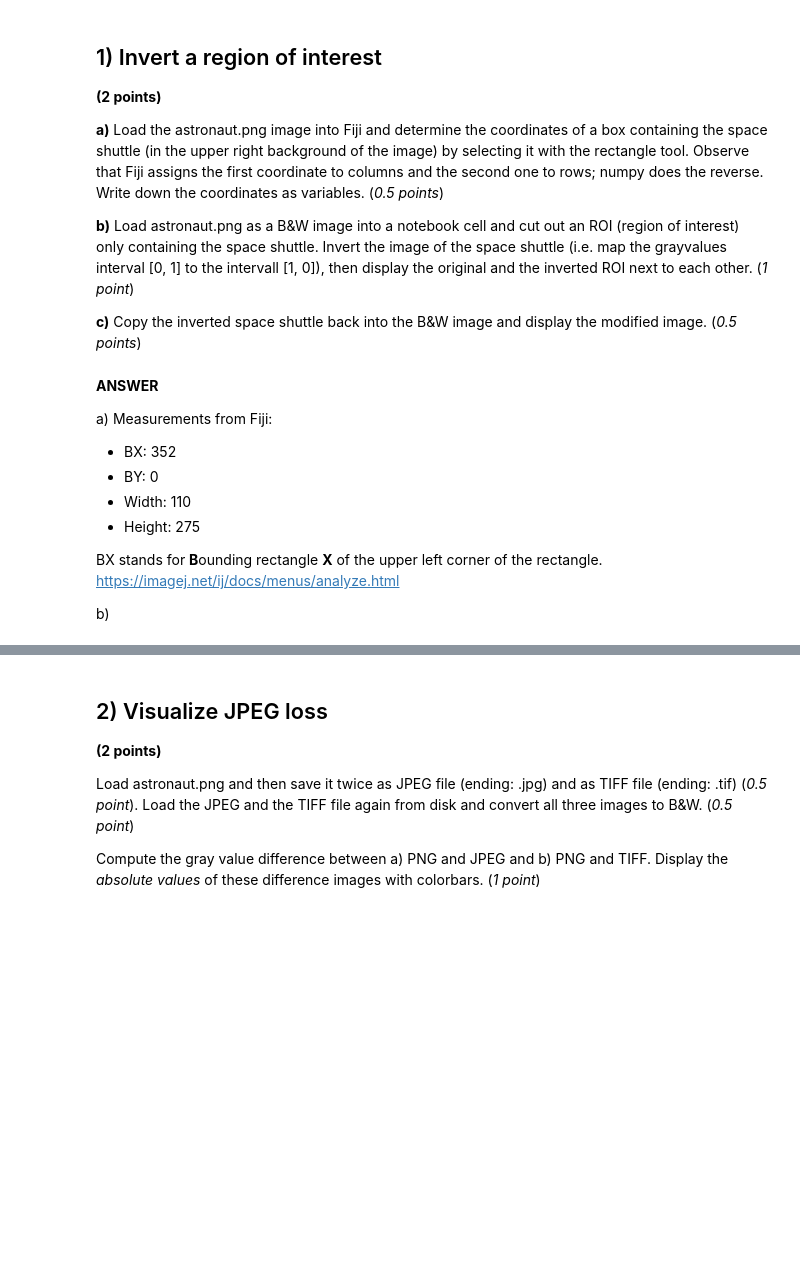
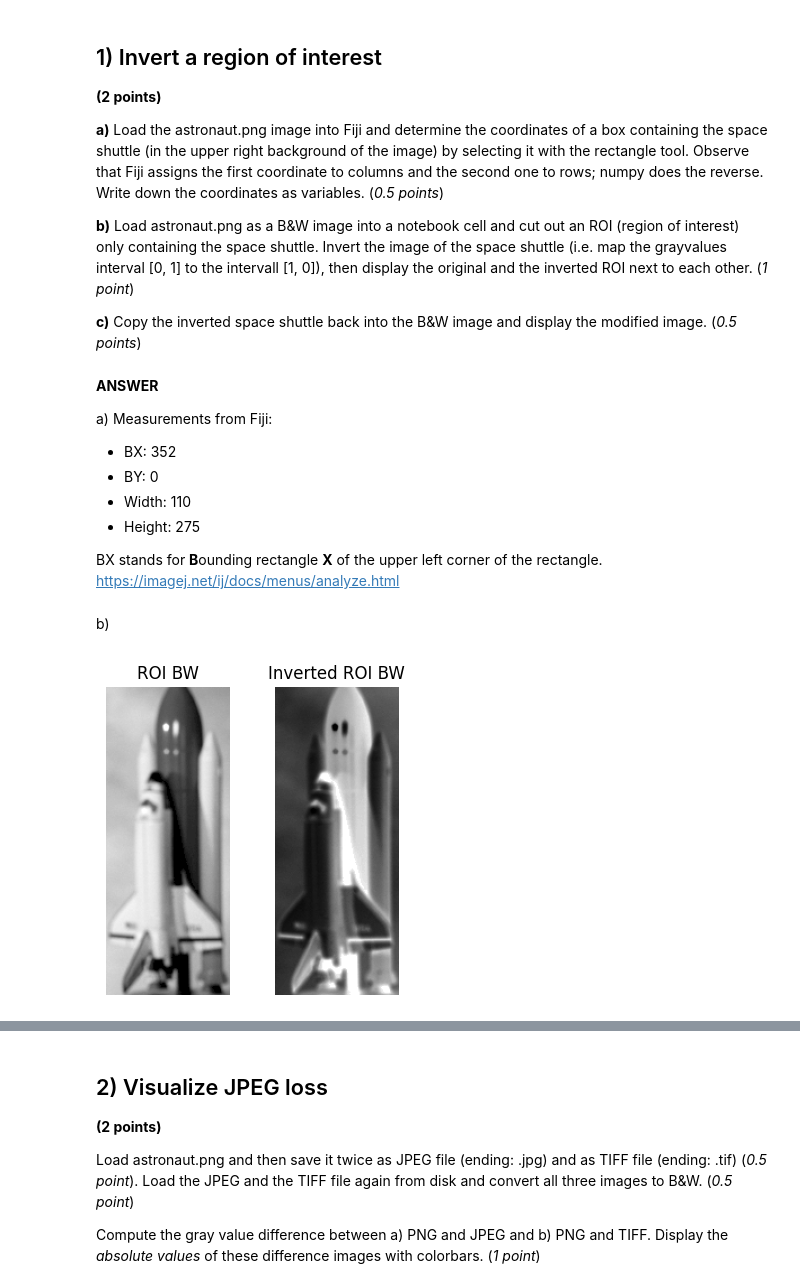
Before and after one commit to lywlywly/cs-302, a Jupyter notebook: hw1/Homework_1.ipynb, the cells around one changed output, grey strips where cells are left out. Drawn from its saved outputs; the diff is of its cells as text; code cells hidden in the pictures; blank space fills up the shorter version.

```diff
--- a/hw1/Homework_1.ipynb
+++ b/hw1/Homework_1.ipynb
@@ -34,5 +34,35 @@ Measurements from Fiji:
 
 BX stands for **B**ounding rectangle **X** of the upper left corner of the rectangle.
 <https://imagej.net/ij/docs/menus/analyze.html>
-
-b)
+# %% [markdown]
+b)
+# %%
+def load_image_as_grayscale(image_path: str):
+    image = cv2.imread(image_path, cv2.IMREAD_GRAYSCALE)
+    array = np.array(image)
+
+    return array
+# %%
+png_file = "astronaut.png"
+png_img_bw = load_image_as_grayscale(png_file)
+
+bx = 352
+by = 0
+width = 110
+height = 275
+# %%
+roi_bw = png_img_bw[by : by + height, bx : bx + width]
+inverted_roi_bw = np.subtract(255, roi_bw)
+
+fig, axes = plt.subplots(1, 2, figsize=(4, 4))
+
+axes[0].imshow(roi_bw, cmap="grey", vmin=0, vmax=255)
+axes[0].axis("off")
+axes[0].title.set_text("ROI BW")
+axes[1].imshow(inverted_roi_bw, cmap="grey", vmin=0, vmax=255)
+axes[1].axis("off")
+axes[1].title.set_text("Inverted ROI BW")
+
+plt.show()
+# %% [output]
+[figure, added]
```
Also changed, not shown: parts of 11 cells of this notebook, 2 other files.
